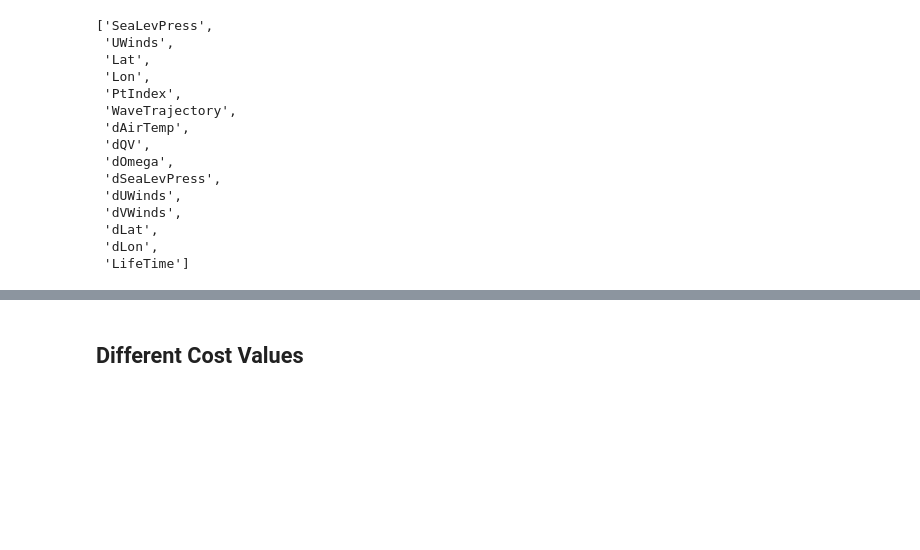
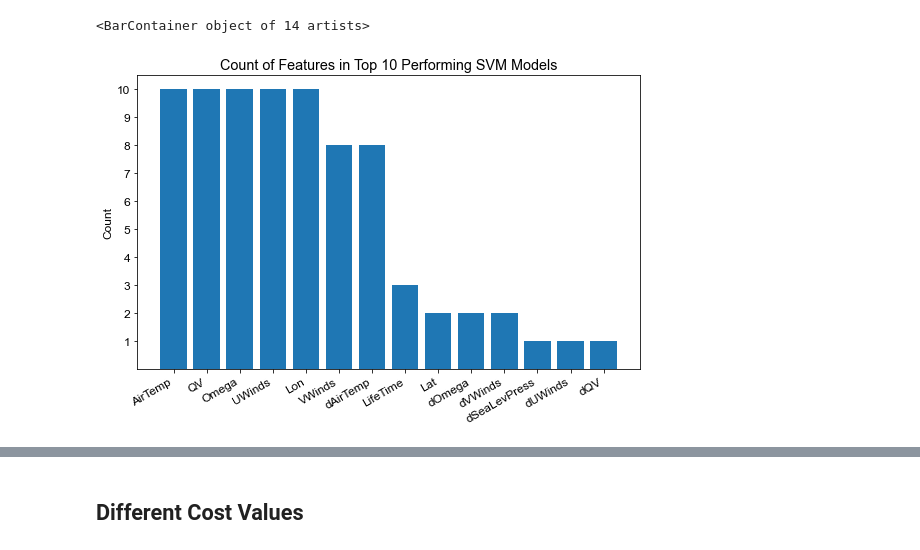
Before and after one commit to DanielRJohnson/EECS738-FP, a Jupyter notebook: bailey/bks-FinalNotebook.ipynb, the cells around one changed output, grey strips where cells are left out. Saved outputs shown, nothing was run; the diff lists cells and outputs as text; code cells hidden in the pictures; blank space fills up the shorter version.

```diff
--- a/bailey/bks-FinalNotebook.ipynb
+++ b/bailey/bks-FinalNotebook.ipynb
@@ -54,24 +63,7 @@ def classify_extremes(y_pred):
 # %%
-preselected_features = ["AirTemp", "QV", "Omega", "VWinds"]
+preselected_features = ["AirTemp", "QV", "Omega"]
 features_to_select = [feature for feature in X.columns if feature not in preselected_features]
-
-features_to_select
+features_to_select.remove("PtIndex")
-# %% [output]
-['SeaLevPress',
- 'UWinds',
- 'Lat',
- 'Lon',
- 'PtIndex',
- 'WaveTrajectory',
- 'dAirTemp',
- 'dQV',
- 'dOmega',
- 'dSeaLevPress',
- 'dUWinds',
- 'dVWinds',
- 'dLat',
- 'dLon',
- 'LifeTime']
 # %%
 clf_rbf = svm.SVC(kernel = 'rbf', C = 10)
 
@@ -114,0 +108,28 @@ log_df.to_csv("SVM_results.csv", sep="|", index=False)
+# %%
+features = {}
+for i in log_df[:10].feature_combination:
+    for j in i:
+        try:
+            features[j] += 1
+        except:
+            features[j] = 1
+features = {k: v for k, v in sorted(features.items(), reverse=True, key=lambda item: item[1])}
+# %%
+import matplotlib
+
+font = {'family' : 'Arial',
+        'weight' : 'normal',
+        'size'   : 12}
+matplotlib.rc('font', **font)
+fig, ax = plt.subplots(figsize=(9,6))
+
+names = list(features.keys())
+values = list(features.values())
+fig.autofmt_xdate()
+plt.yticks([x for x in np.arange(1, 11)])
+plt.ylabel("Count")
+plt.title("Count of Features in Top 10 Performing SVM Models")
+plt.bar(range(len(features)), values, tick_label=names)
+# %% [output]
+<BarContainer object of 14 artists>
+[figure, added]
```
Also changed, not shown: parts of 22 cells of this notebook, 2 other files.
